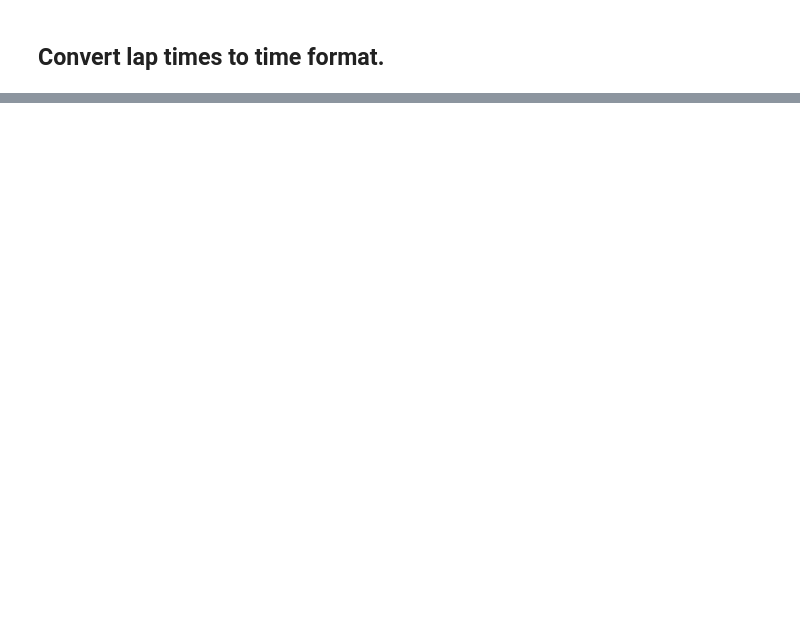
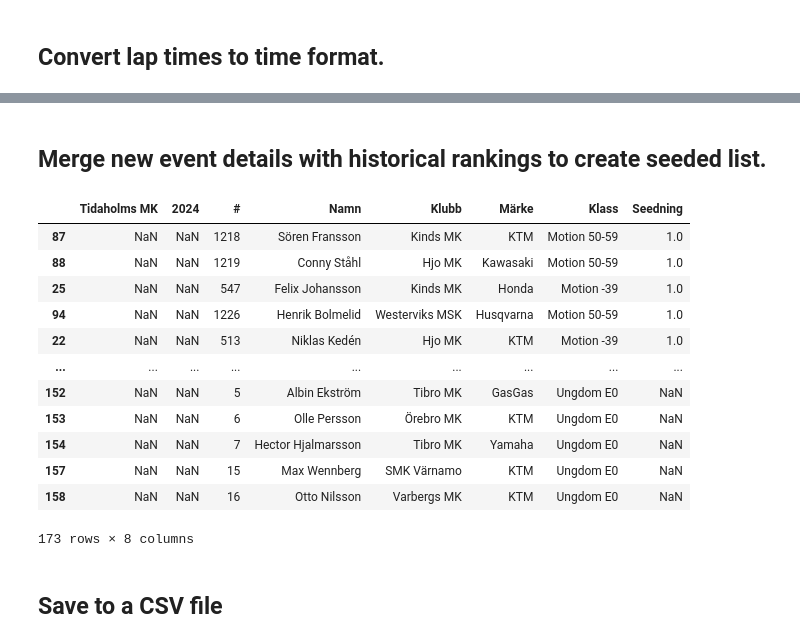
Before and after one commit to RobertAhlin/emx-seeder, a Jupyter notebook: jupyter_notebooks/07 AIRanking.ipynb, the cells around one changed output, grey strips where cells are left out. Cells and saved outputs as stored; diff of their text form; code cells hidden in the pictures; blank space fills up the shorter version.

```diff
--- a/jupyter_notebooks/07 AIRanking.ipynb
+++ b/jupyter_notebooks/07 AIRanking.ipynb
@@ -131,0 +228,15 @@ concatenated_df.head(-10)
+# %%
+# Combine 'Namn' and 'Klubb' to create a unique identifier for each rider
+concatenated_df['Unique_Rider'] = concatenated_df['Namn'] + '_' + concatenated_df['Klubb']
+
+# Sort the lap times for each rider within each "Plats"
+concatenated_df['Top_3_Lap_Times'] = concatenated_df[['Varv 1', 'Varv 2', 'Varv 3', 'Varv 4']].apply(lambda x: sorted(x)[:3], axis=1)
+
+# Calculate rank based on the top 3 lap times for each "Plats"
+concatenated_df['Rank_Per_Plats'] = concatenated_df.groupby('Unique_Rider')['Top_3_Lap_Times'].rank(method='min')
+
+# Calculate the average rank across all "Plats" for each rider
+average_rank_df = concatenated_df.groupby(['Namn', 'Klubb'])['Rank_Per_Plats'].mean().reset_index().sort_values(by='Rank_Per_Plats')
+
+# View the average rank for each rider
+average_rank_df.head(-10)
@@ -131,0 +259,8 @@ concatenated_df.head(-10)
+# %%
+file_path = '../src/unseeded/unseeded.csv'
+
+# Read the CSV file into a DataFrame with the second row as column names
+new_event_df = pd.read_csv(file_path, encoding='cp1252', header=0)
+
+# Display the first few rows of the DataFrame
+new_event_df.head(-10)
@@ -131,0 +281,30 @@ concatenated_df.head(-10)
+# %% [markdown]
+## Merge new event details with historical rankings to create seeded list.
+# %%
+# Merge new_event_df with average_rank_df on 'Namn' and 'Klubb' columns
+new_event_df = new_event_df.merge(average_rank_df, how='left', on=['Namn', 'Klubb'])
+
+# Rename the column to 'Seedning' for clarity
+new_event_df.rename(columns={'Rank_Per_Plats': 'Seedning'}, inplace=True)
+
+# Sort the DataFrame based on the 'Seedning' column in ascending order
+new_event_df = new_event_df.sort_values(by='Seedning')
+
+# View the new_event_df with the added 'Seedning' column
+new_event_df.head(-10)
+# %% [output]
+|  | Tidaholms MK | 2024 | # | Namn | Klubb | Märke | Klass | Seedning |
+| 87 | NaN | NaN | 1218 | Sören Fransson | Kinds MK | KTM | Motion 50-59 | 1.0 |
+| 88 | NaN | NaN | 1219 | Conny Ståhl | Hjo MK | Kawasaki | Motion 50-59 | 1.0 |
+| 25 | NaN | NaN | 547 | Felix Johansson | Kinds MK | Honda | Motion -39 | 1.0 |
+| 94 | NaN | NaN | 1226 | Henrik Bolmelid | Westerviks MSK | Husqvarna | Motion 50-59 | 1.0 |
+| 22 | NaN | NaN | 513 | Niklas Kedén | Hjo MK | KTM | Motion -39 | 1.0 |
+| ... | ... | ... | ... | ... | ... | ... | ... | ... |
+| 152 | NaN | NaN | 5 | Albin Ekström | Tibro MK | GasGas | Ungdom E0 | NaN |
+| 153 | NaN | NaN | 6 | Olle Persson | Örebro MK | KTM | Ungdom E0 | NaN |
+| 154 | NaN | NaN | 7 | Hector Hjalmarsson | Tibro MK | Yamaha | Ungdom E0 | NaN |
+| 157 | NaN | NaN | 15 | Max Wennberg | SMK Värnamo | KTM | Ungdom E0 | NaN |
+| 158 | NaN | NaN | 16 | Otto Nilsson | Varbergs MK | KTM | Ungdom E0 | NaN |
+173 rows × 8 columns
+# %% [markdown]
+## Save to a CSV file
```
Also changed, not shown: parts of 22 cells of this notebook, 6 other files.
